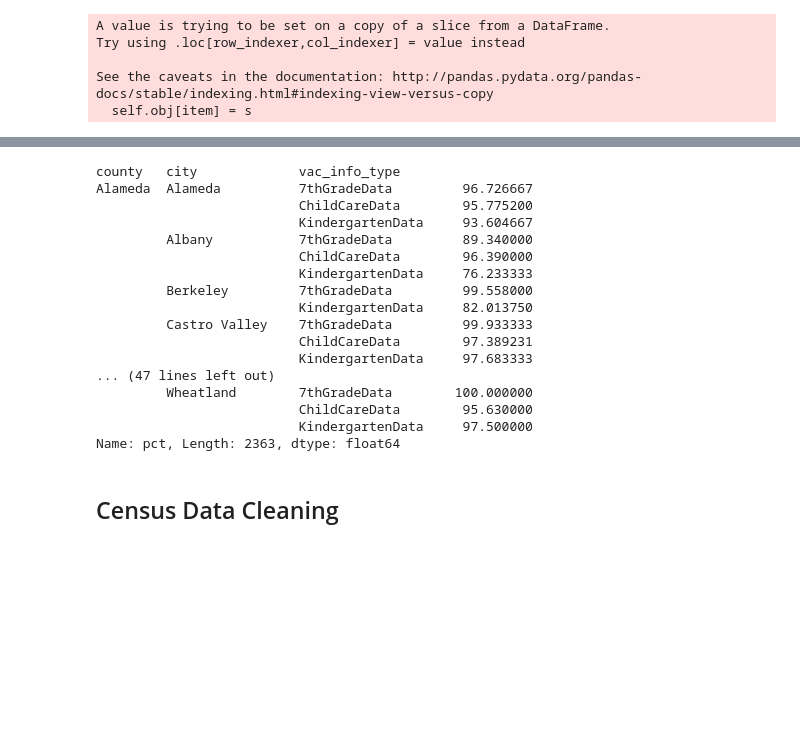
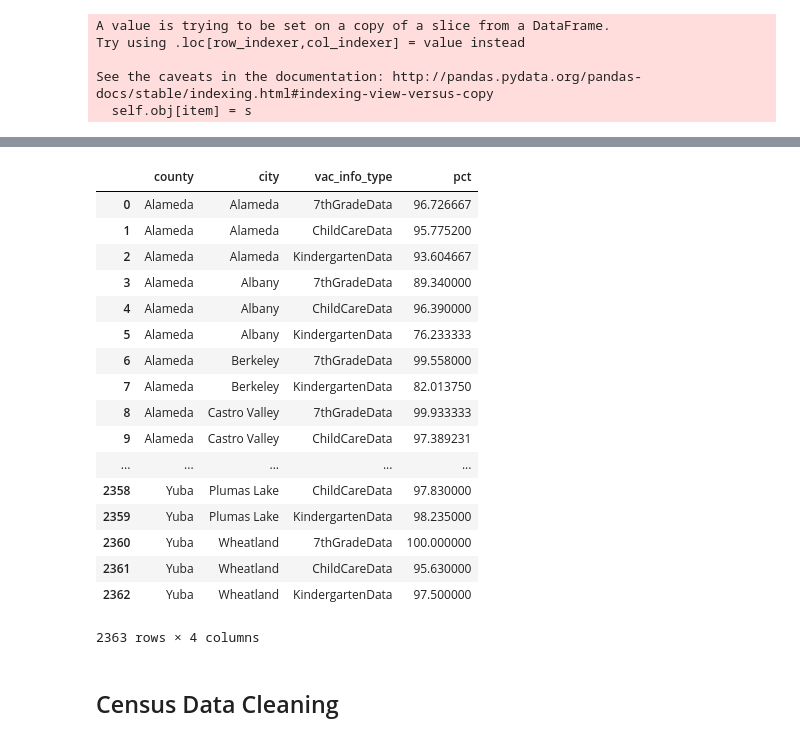
Before and after one commit to jeffrey-hsu/mids_capstone, a Jupyter notebook: vaxxfacts/cleaning_etl/Data_Cleaning_14_15.ipynb, the cells around one changed output, grey strips where cells are left out. Saved outputs shown, nothing was run; the diff lists cells and outputs as text; code cells hidden in the pictures; blank space fills up the shorter version.

```diff
--- a/vaxxfacts/cleaning_etl/Data_Cleaning_14_15.ipynb
+++ b/vaxxfacts/cleaning_etl/Data_Cleaning_14_15.ipynb
@@ -422,26 +423,27 @@ Name: n, Length: 2363, dtype: float64
 vac_n.to_csv("vac_n_table1415.csv", index=False)
 # %%
 #Get average percentage of students vaccinated by county,city and grade
-vac_pct=vac_1415.groupby(by=['county','city','vac_info_type'])['pct'].mean()
+vac_pct=vac_1415.groupby(by=['county','city','vac_info_type'], as_index=False)['pct'].mean()
 vac_pct
 # %% [output]
+|  | county | city | vac_info_type | pct |
+| 0 | Alameda | Alameda | 7thGradeData | 96.726667 |
+| 1 | Alameda | Alameda | ChildCareData | 95.775200 |
+| 2 | Alameda | Alameda | KindergartenData | 93.604667 |
+| 3 | Alameda | Albany | 7thGradeData | 89.340000 |
+| 4 | Alameda | Albany | ChildCareData | 96.390000 |
+| 5 | Alameda | Albany | KindergartenData | 76.233333 |
+| 6 | Alameda | Berkeley | 7thGradeData | 99.558000 |
+| 7 | Alameda | Berkeley | KindergartenData | 82.013750 |
+| 8 | Alameda | Castro Valley | 7thGradeData | 99.933333 |
+| 9 | Alameda | Castro Valley | ChildCareData | 97.389231 |
+| ... | ... | ... | ... | ... |
+| 2358 | Yuba | Plumas Lake | ChildCareData | 97.830000 |
+| 2359 | Yuba | Plumas Lake | KindergartenData | 98.235000 |
+| 2360 | Yuba | Wheatland | 7thGradeData | 100.000000 |
+| 2361 | Yuba | Wheatland | ChildCareData | 95.630000 |
+| 2362 | Yuba | Wheatland | KindergartenData | 97.500000 |
-county   city             vac_info_type
-Alameda  Alameda          7thGradeData         96.726667
-                          ChildCareData        95.775200
-                          KindergartenData     93.604667
-         Albany           7thGradeData         89.340000
-                          ChildCareData        96.390000
-                          KindergartenData     76.233333
-         Berkeley         7thGradeData         99.558000
-                          KindergartenData     82.013750
-         Castro Valley    7thGradeData         99.933333
-                          ChildCareData        97.389231
-                          KindergartenData     97.683333
-... (47 lines left out)
-         Wheatland        7thGradeData        100.000000
-                          ChildCareData        95.630000
-                          KindergartenData     97.500000
-Name: pct, Length: 2363, dtype: float64
+2363 rows × 4 columns
 # %%
 #Export average percentage of students vaccinated by county,city and grade
 vac_pct.to_csv("vac_pct_table1415.csv", index=False)
```
Also changed, not shown: parts of 1 cell of this notebook, 7 other files.
